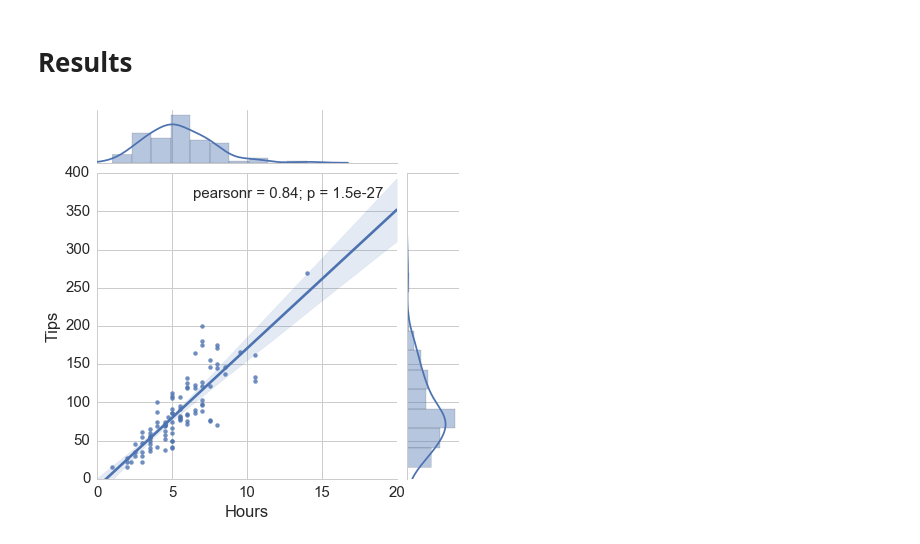
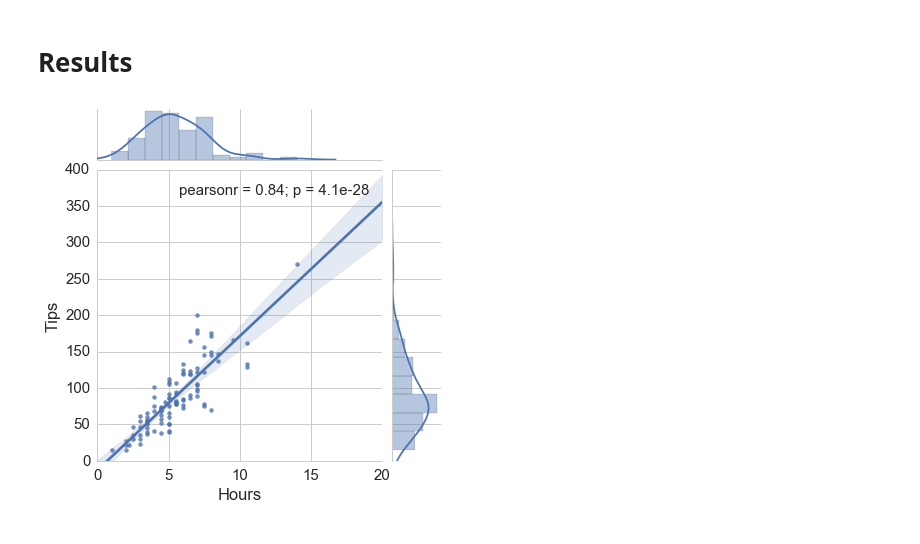
Before and after one commit to arose13/Python-Collection, a Jupyter notebook: Caroline Tips Notebook.ipynb, the cells around one changed output. Cells and saved outputs as stored; diff of their text form; code cells hidden in the pictures.

```diff
--- a/Caroline Tips Notebook.ipynb
+++ b/Caroline Tips Notebook.ipynb
@@ -17,7 +17,7 @@ sns.set_style('whitegrid')
 # %%
 # Get data
 column_names = ['#', 'Tips', 'Hours', 'Date', '?']
-data = pd.read_csv('data/03-10-2016-tipsee-10-31.csv', header=-1)
+data = pd.read_csv('data/03-16-2016-tipsee-20-06.csv', header=-1)
 data.columns = column_names
 
 # Add Tips per hour column
@@ -30,15 +59,16 @@ data['Day'] = pd.to_datetime(data['Date']).dt.dayofweek
 # %%
 sns.jointplot(
     x='Hours',
     y='Tips',
     data=pd.DataFrame(data, columns=['Hours', 'Tips']),
-    kind='reg'
+    kind='reg',
+    robust=True
 )
 graph.xlim([0, 20])
 graph.ylim([0, 400])
 graph.show()
 # %% [output]
-[figure, old version]
+[figure, new version]
 # %%
 # Which day has the best tips per hour rate?
 day_array = {0: 'Mon', 1: 'Tues', 2: 'Weds', 3: 'Thurs', 4: 'Fri', 5: 'Sat', 6: 'Sun'}
```
Also changed, not shown: parts of 6 cells of this notebook, 1 other file.
